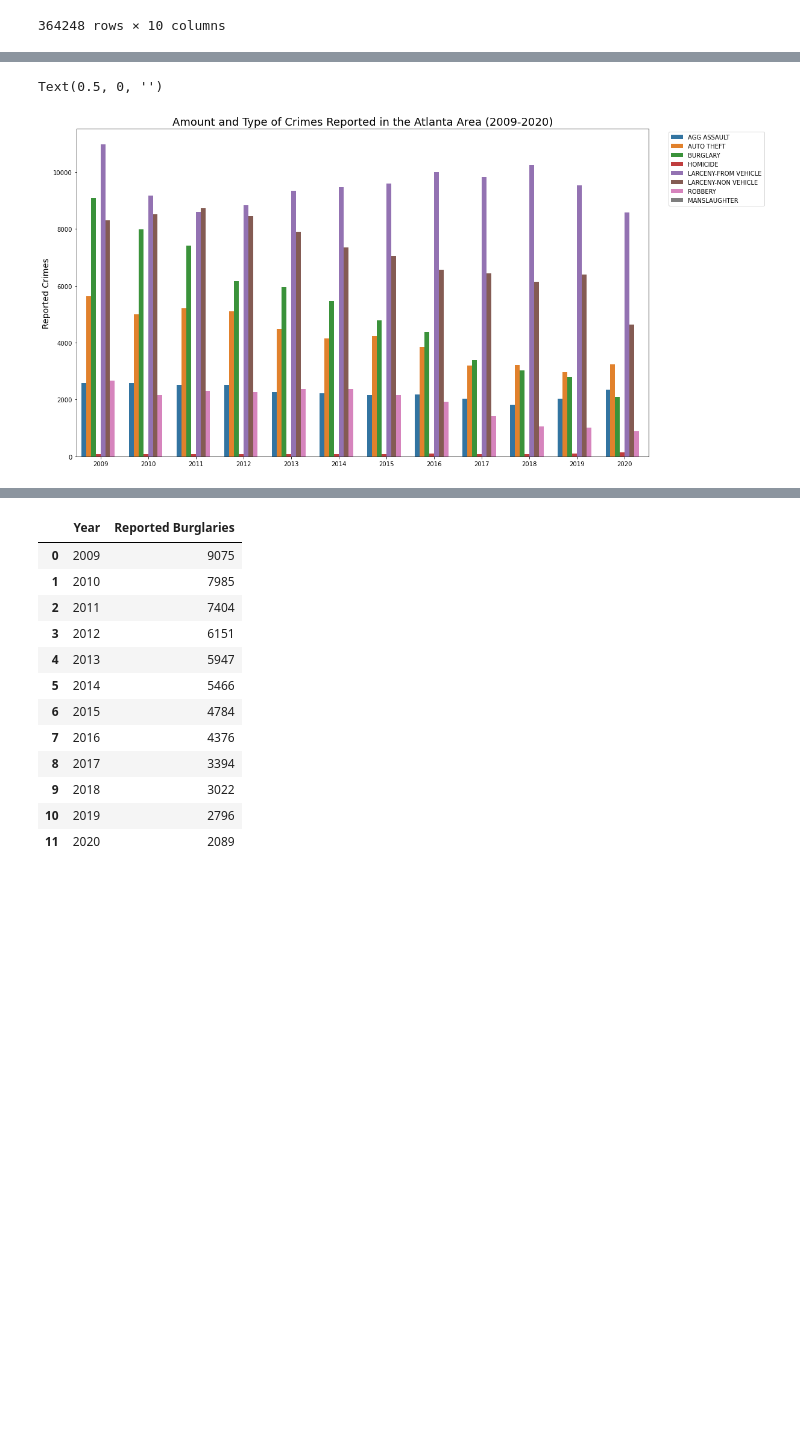
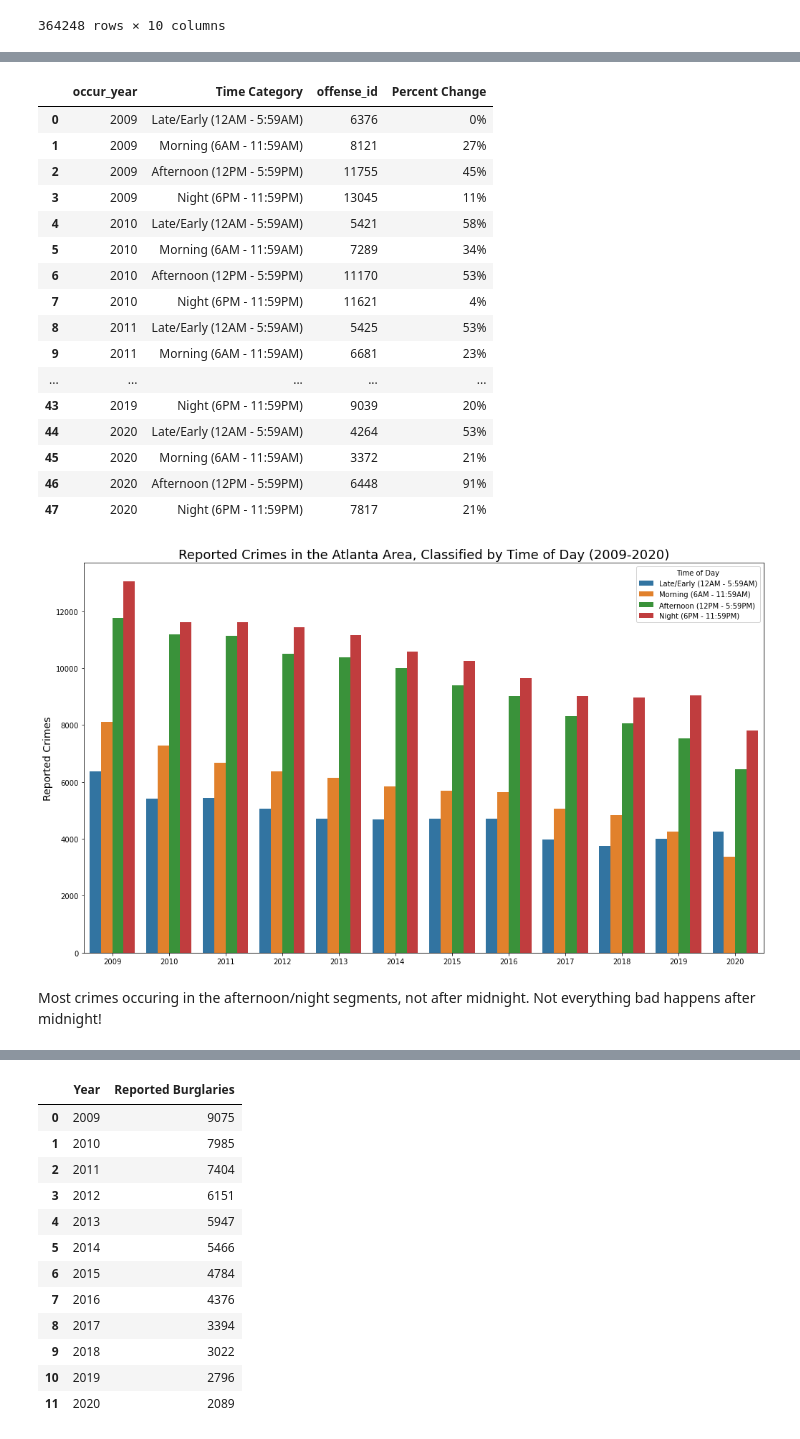
Before and after one commit to cayelsie/Crime-trends-in-Atlanta, a Jupyter notebook: Kelly_crime_data.ipynb, the cells around one changed output, grey strips where cells are left out. Drawn from its saved outputs; the diff is of its cells as text; code cells hidden in the pictures; blank space fills up the shorter version.

```diff
--- a/Kelly/Kelly_crime_data.ipynb
+++ b/Kelly_crime_data.ipynb
@@ -499,22 +566,83 @@ year_offense_two_df
+# %%
+#Make a loop to calculate the percent change year by year
+
+#Set variable for the column for easier navigation
+number_by_time = time_offense_group_df["offense_id"]
+
+#Set an empty list to collect the percent changes
+percent_change_time = []
+
+#Loop through based on the column length
+for i in range(len(number_by_time)):
+
+    #First number in the list will be zero, since there is no percent change for the first year
+    if i==0:
+        percent_change_time.append(0)
+
+    #Locate next row down, subtract previous row, divide by previous row and multiply by 100. Append list with calculations
+    #Needs to stop at 2nd to last row - Note that this code does not discriminate for "Night". Night category should have
+    #a zero percent change in this instance but I don't know how to do that here. Doesn't matter for my purposes
+    if i <= (len(number_by_time)-2):
+        percent_time = ((time_offense_group_df.iloc[(i+1),2] - time_offense_group_df.iloc[i,2])/time_offense_group_df.iloc[i,2] * 100)
+        percent_change_time.append(percent_time)
+
+percent_change_time
+
+#Make a copy of the original dataframe so it isn't modified
+percent_change_time_df = time_offense_group_df.copy()
+
+#Add the percentage column to the new dataframe
+percent_change_time_df.insert(3, "Percent Change", percent_change_time)
+
+#Change the percent column to numeric
+percent_change_time_df["Percent Change"] = pd.to_numeric(percent_change_time_df["Percent Change"])
+
+#Take the absolule value to get rid of negative numbers
+percent_change_time_df["Percent Change"] = percent_change_time_df["Percent Change"].abs()
+
+#Format the percentage column
+percent_change_time_df["Percent Change"] = percent_change_time_df["Percent Change"].map("{:,.0f}%".format)
+
+#Display the new df
+percent_change_time_df
+# %% [output]
+|  | occur_year | Time Category | offense_id | Percent Change |
+| 0 | 2009 | Late/Early (12AM - 5:59AM) | 6376 | 0% |
+| 1 | 2009 | Morning (6AM - 11:59AM) | 8121 | 27% |
+| 2 | 2009 | Afternoon (12PM - 5:59PM) | 11755 | 45% |
+| 3 | 2009 | Night (6PM - 11:59PM) | 13045 | 11% |
+| 4 | 2010 | Late/Early (12AM - 5:59AM) | 5421 | 58% |
+| 5 | 2010 | Morning (6AM - 11:59AM) | 7289 | 34% |
+| 6 | 2010 | Afternoon (12PM - 5:59PM) | 11170 | 53% |
+| 7 | 2010 | Night (6PM - 11:59PM) | 11621 | 4% |
+| 8 | 2011 | Late/Early (12AM - 5:59AM) | 5425 | 53% |
+| 9 | 2011 | Morning (6AM - 11:59AM) | 6681 | 23% |
+| ... | ... | ... | ... | ... |
+| 43 | 2019 | Night (6PM - 11:59PM) | 9039 | 20% |
+| 44 | 2020 | Late/Early (12AM - 5:59AM) | 4264 | 53% |
+| 45 | 2020 | Morning (6AM - 11:59AM) | 3372 | 21% |
+| 46 | 2020 | Afternoon (12PM - 5:59PM) | 6448 | 91% |
+| 47 | 2020 | Night (6PM - 11:59PM) | 7817 | 21% |
 # %%
-#Plot all years and types of crimes - will be very large
+#Plot all years and times of crimes
 
 #Set figure size with MatPlotlib
 plt.figure(figsize=(17,10))
 #Plot with seaborn
-sns.barplot(x = 'occur_year', y = 'offense_id', hue = 'UC2_Literal', data = year_offense_two_df)
+sns.barplot(x = 'occur_year', y = 'offense_id', hue = 'Time Category', data = time_offense_group_df)
 
 #Move legend
-plt.legend(bbox_to_anchor= (1.03, 1) );
+plt.legend(bbox_to_anchor= (1, 1), title = "Time of Day" );
 
 #Add title and labels for each axis and set font size.
-plt.title("Amount and Type of Crimes Reported in the Atlanta Area (2009-2020)", fontsize = (18))
+plt.title("Reported Crimes in the Atlanta Area, Classified by Time of Day (2009-2020)", fontsize = (18))
 plt.ylabel("Reported Crimes", fontsize = (14))
 plt.xlabel("")
+
 plt.show()
-#All crime type headings are now consolidated!
 # %% [output]
-Text(0.5, 0, '')
-[figure, old version]
+[figure, new version]
+# %% [markdown]
+Most crimes occuring in the afternoon/night segments, not after midnight. Not everything bad happens after midnight!
 # %%
 #Select 2018 - 2020 for closer analysis of above
```
Also changed, not shown: parts of 80 cells of this notebook, 10 other files.
